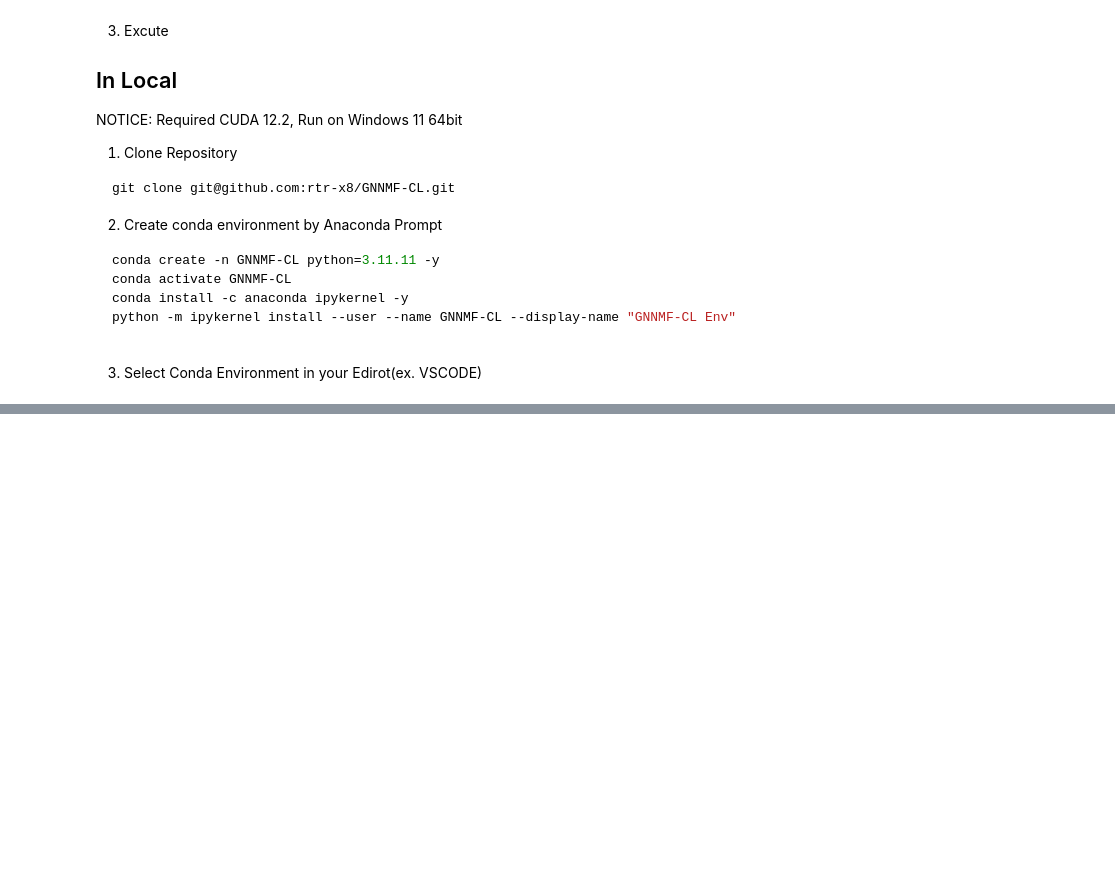
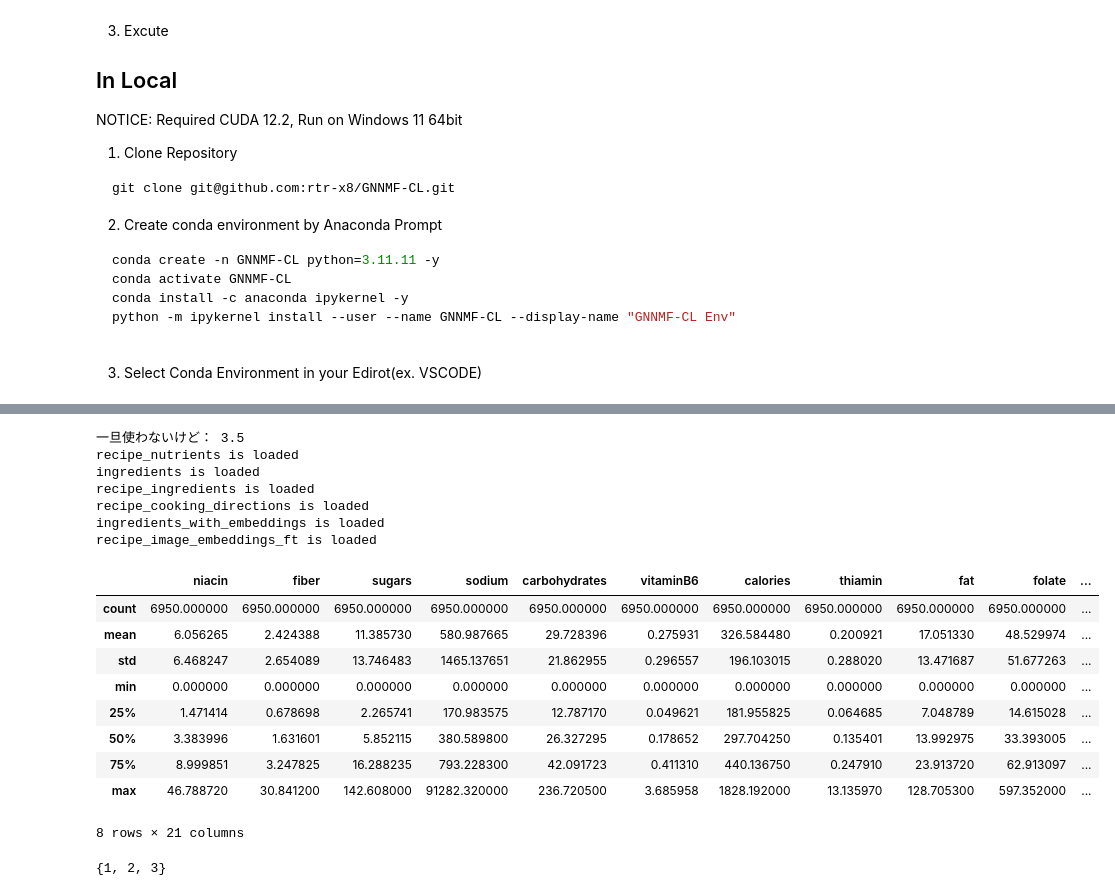
Before and after one commit to rtr-x8/GNNMF-CL, a Jupyter notebook: notebook/book.ipynb, the cells around one changed output, grey strips where cells are left out. Saved outputs shown, nothing was run; the diff lists cells and outputs as text; code cells hidden in the pictures; blank space fills up the shorter version.

```diff
--- a/notebook/book.ipynb
+++ b/notebook/book.ipynb
@@ -206,33 +224,58 @@ recipe_cooking_directions = load_recipe_cooking_directions(PATH, core_recipes.co
 ingredients_with_embeddings = load_ingredients_with_embeddings(PATH, ingredients.copy())
 recipe_image_embeddings = load_recipe_image_embeddings_ft(PATH, core_recipes.copy(), CONFIG["device"])
 recipe_image_vlm_caption = load_recipe_image_vlm_caption(PATH)
 recipe_cooking_directions_embeddings = load_recipe_cooking_directions_embeddings(PATH, recipe_cooking_directions.copy())
 recipe_ingredients = filter_recipe_ingredient(recipe_ingredients, alternative_ingredients, CONFIG["filter_ingredient_sim_score"])
 ingredients = ingredients[ingredients.index.isin(recipe_ingredients["ingredient_id"])]
 recipe_image_vlm_caption_embeddings = load_recipe_image_vlm_caption_embeddings(PATH, recipe_image_vlm_caption.copy())
 
 train_nutrients, kmeans_model, scaler = train_dataclustering(
     train_data=recipe_nutrients.loc[recipe_nutrients.index.isin(core_train_rating.recipe_id)][use_nutritions],
     n_cluster=6,
     path=PATH
 )
+test_recipe_ids = set(core_train_rating.recipe_id) - set()
 test_nutrients = calculate_cluster(
     data=recipe_nutrients.loc[recipe_nutrients.index.isin(core_test_rating.recipe_id)][use_nutritions],
     path=PATH,
     scaler=scaler,
     kmeans_model=kmeans_model
 )
 valid_nutrients = calculate_cluster(
     data=recipe_nutrients.loc[recipe_nutrients.index.isin(core_val_rating.recipe_id)][use_nutritions],
     path=PATH,
     scaler=scaler,
     kmeans_model=kmeans_model
 )
 recipe_nutrients = pd.concat([
     train_nutrients, test_nutrients, valid_nutrients
 ])
 recipe_nutrients = recipe_nutrients.loc[~recipe_nutrients.index.duplicated(keep='first')]
 recipe_cluster_centers = load_clouster_centers(kmeanth_model=kmeans_model, device=device)
+
+train_nutrients.describe()
+# %% [output]
+一旦使わないけど： 3.5
+recipe_nutrients is loaded
+ingredients is loaded
+recipe_ingredients is loaded
+recipe_cooking_directions is loaded
+ingredients_with_embeddings is loaded
+recipe_image_embeddings_ft is loaded
+|  | niacin | fiber | sugars | sodium | carbohydrates | vitaminB6 | calories | thiamin | fat | folate | ... |
+| count | 6950.000000 | 6950.000000 | 6950.000000 | 6950.000000 | 6950.000000 | 6950.000000 | 6950.000000 | 6950.000000 | 6950.000000 | 6950.000000 | ... |
+| mean | 6.056265 | 2.424388 | 11.385730 | 580.987665 | 29.728396 | 0.275931 | 326.584480 | 0.200921 | 17.051330 | 48.529974 | ... |
+| std | 6.468247 | 2.654089 | 13.746483 | 1465.137651 | 21.862955 | 0.296557 | 196.103015 | 0.288020 | 13.471687 | 51.677263 | ... |
+| min | 0.000000 | 0.000000 | 0.000000 | 0.000000 | 0.000000 | 0.000000 | 0.000000 | 0.000000 | 0.000000 | 0.000000 | ... |
+| 25% | 1.471414 | 0.678698 | 2.265741 | 170.983575 | 12.787170 | 0.049621 | 181.955825 | 0.064685 | 7.048789 | 14.615028 | ... |
+| 50% | 3.383996 | 1.631601 | 5.852115 | 380.589800 | 26.327295 | 0.178652 | 297.704250 | 0.135401 | 13.992975 | 33.393005 | ... |
+| 75% | 8.999851 | 3.247825 | 16.288235 | 793.228300 | 42.091723 | 0.411310 | 440.136750 | 0.247910 | 23.913720 | 62.913097 | ... |
+| max | 46.788720 | 30.841200 | 142.608000 | 91282.320000 | 236.720500 | 3.685958 | 1828.192000 | 13.135970 | 128.705300 | 597.352000 | ... |
+8 rows × 21 columns
+# %%
+set([1, 2, 3, 4, 5]) - set([4, 5, 6, 7])
+# %% [output]
+{1, 2, 3}
 # %%
 nutri_scalar = NutrientStandardPreprocess(use_nutrients=use_nutritions)
 recipe_nutrients = nutri_scalar.do(
```
Also changed, not shown: parts of 15 cells of this notebook, 2 other files.
